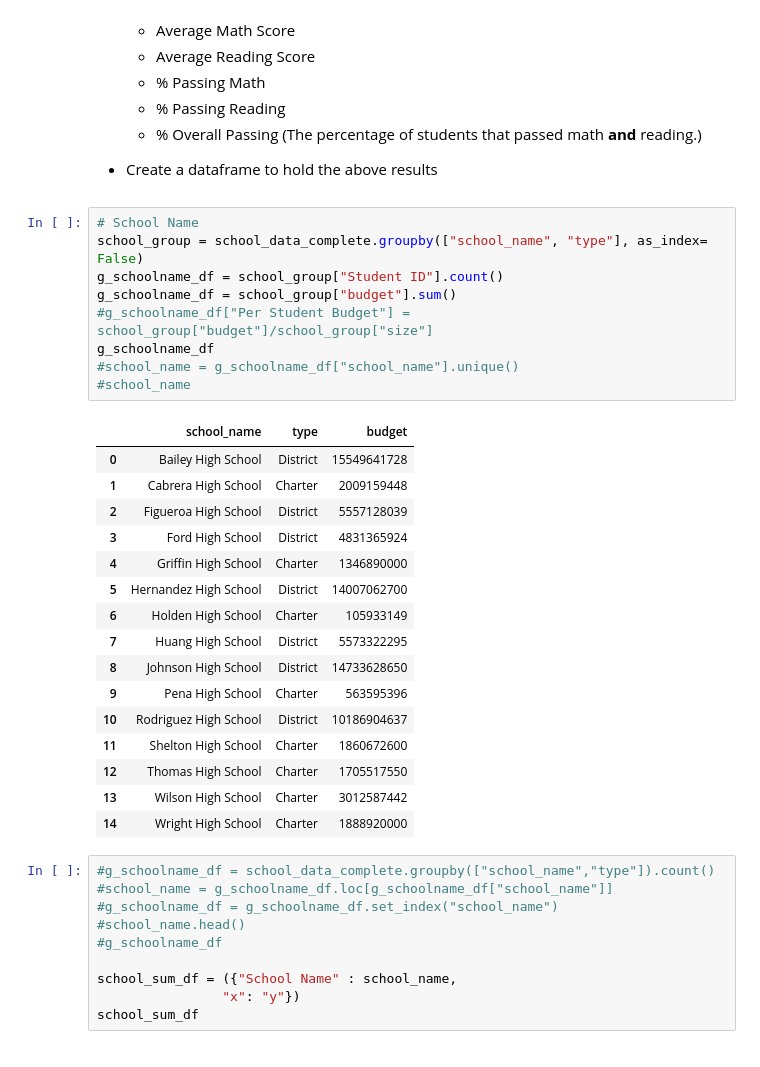
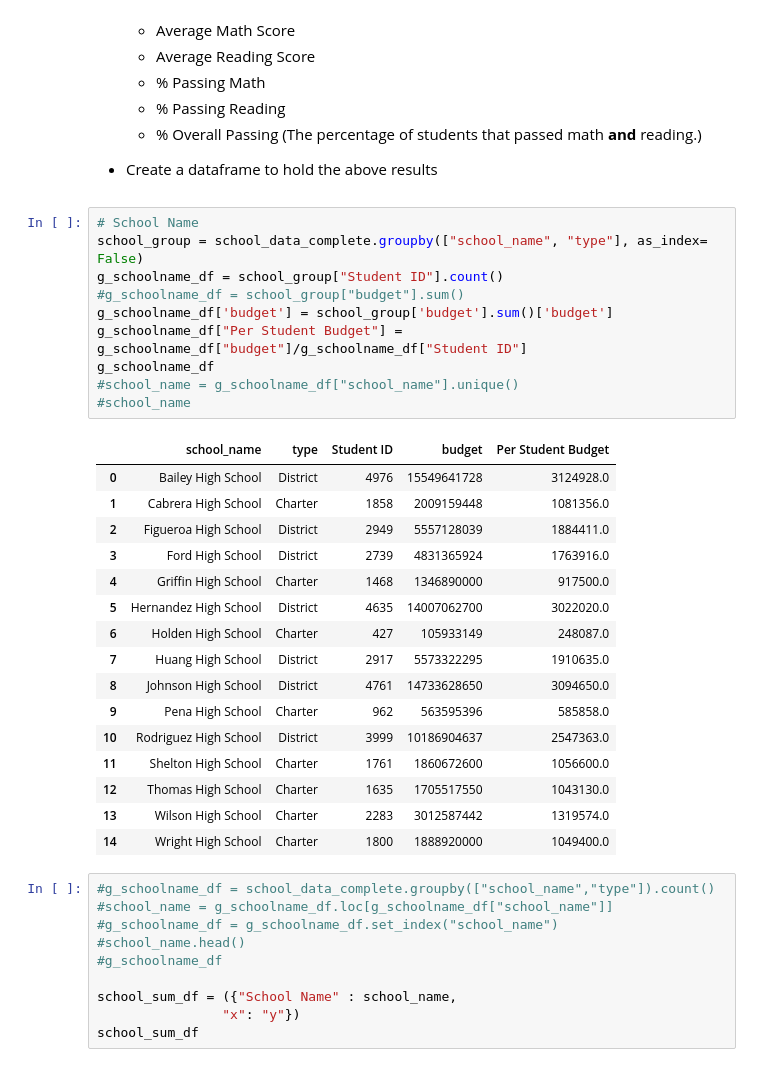
Before and after one commit to RuthlessNative/04-pandas-challenge, a Jupyter notebook: PyCitySchools.ipynb, the cells around one changed output. Saved outputs shown, nothing was run; the diff lists cells and outputs as text.

Commit message:
Partial school summary update

```diff
--- a/PyCitySchools.ipynb
+++ b/PyCitySchools.ipynb
@@ -101,29 +101,30 @@ dist_sum_df
 # %%
 # School Name
 school_group = school_data_complete.groupby(["school_name", "type"], as_index= False)
 g_schoolname_df = school_group["Student ID"].count()
-g_schoolname_df = school_group["budget"].sum()
-#g_schoolname_df["Per Student Budget"] = school_group["budget"]/school_group["size"]
+#g_schoolname_df = school_group["budget"].sum()
+g_schoolname_df['budget'] = school_group['budget'].sum()['budget']
+g_schoolname_df["Per Student Budget"] = g_schoolname_df["budget"]/g_schoolname_df["Student ID"]
 g_schoolname_df
 #school_name = g_schoolname_df["school_name"].unique()
 #school_name
 # %% [output]
-|  | school_name | type | budget |
-| 0 | Bailey High School | District | 15549641728 |
-| 1 | Cabrera High School | Charter | 2009159448 |
-| 2 | Figueroa High School | District | 5557128039 |
-| 3 | Ford High School | District | 4831365924 |
-| 4 | Griffin High School | Charter | 1346890000 |
-| 5 | Hernandez High School | District | 14007062700 |
-| 6 | Holden High School | Charter | 105933149 |
-| 7 | Huang High School | District | 5573322295 |
-| 8 | Johnson High School | District | 14733628650 |
-| 9 | Pena High School | Charter | 563595396 |
-| 10 | Rodriguez High School | District | 10186904637 |
-| 11 | Shelton High School | Charter | 1860672600 |
-| 12 | Thomas High School | Charter | 1705517550 |
-| 13 | Wilson High School | Charter | 3012587442 |
-| 14 | Wright High School | Charter | 1888920000 |
+|  | school_name | type | Student ID | budget | Per Student Budget |
+| 0 | Bailey High School | District | 4976 | 15549641728 | 3124928.0 |
+| 1 | Cabrera High School | Charter | 1858 | 2009159448 | 1081356.0 |
+| 2 | Figueroa High School | District | 2949 | 5557128039 | 1884411.0 |
+| 3 | Ford High School | District | 2739 | 4831365924 | 1763916.0 |
+| 4 | Griffin High School | Charter | 1468 | 1346890000 | 917500.0 |
+| 5 | Hernandez High School | District | 4635 | 14007062700 | 3022020.0 |
+| 6 | Holden High School | Charter | 427 | 105933149 | 248087.0 |
+| 7 | Huang High School | District | 2917 | 5573322295 | 1910635.0 |
+| 8 | Johnson High School | District | 4761 | 14733628650 | 3094650.0 |
+| 9 | Pena High School | Charter | 962 | 563595396 | 585858.0 |
+| 10 | Rodriguez High School | District | 3999 | 10186904637 | 2547363.0 |
+| 11 | Shelton High School | Charter | 1761 | 1860672600 | 1056600.0 |
+| 12 | Thomas High School | Charter | 1635 | 1705517550 | 1043130.0 |
+| 13 | Wilson High School | Charter | 2283 | 3012587442 | 1319574.0 |
+| 14 | Wright High School | Charter | 1800 | 1888920000 | 1049400.0 |
 # %%
 #g_schoolname_df = school_data_complete.groupby(["school_name","type"]).count()
 #school_name = g_schoolname_df.loc[g_schoolname_df["school_name"]]
```
